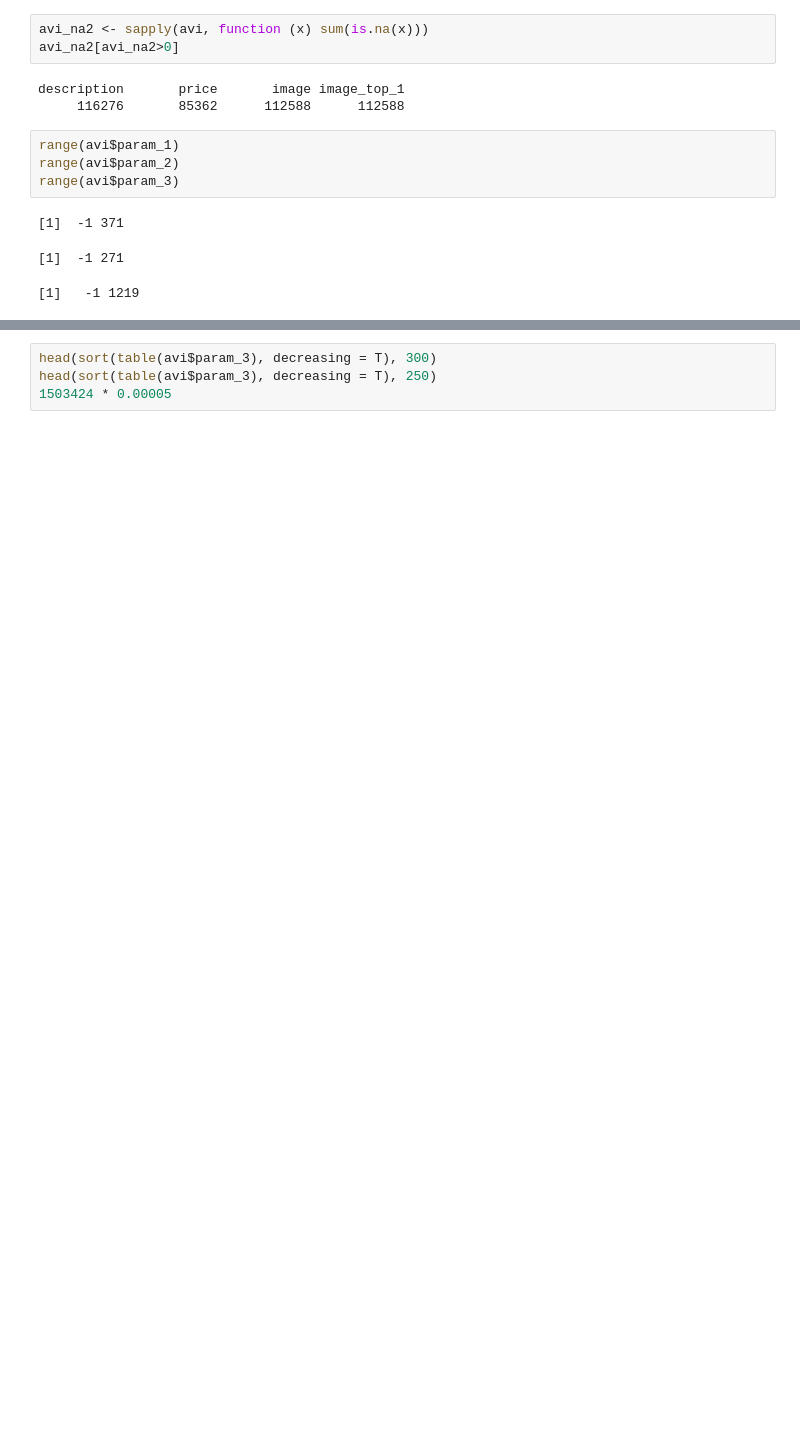
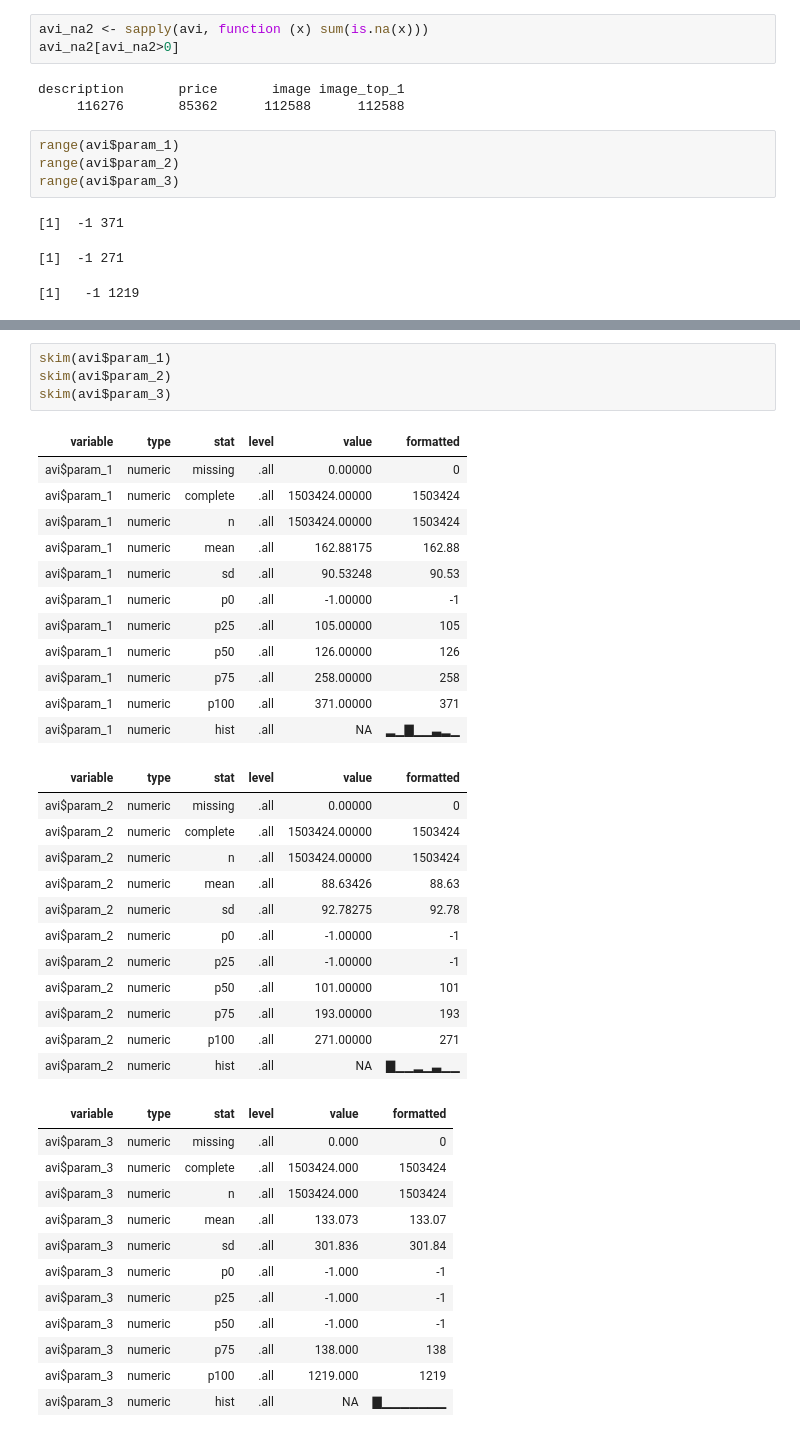
Before and after one commit to LegenDad/KaggleUXLog, a Jupyter notebook: Avito/Note/param.ipynb, the cells around one changed output, grey strips where cells are left out. Saved outputs shown, nothing was run; the diff lists cells and outputs as text; blank space fills up the shorter version.

```diff
--- a/Avito/Note/param.ipynb
+++ b/Avito/Note/param.ipynb
@@ -75,4 +74,41 @@ pie(table(avi$param_3))
-# %%
-head(sort(table(avi$param_3), decreasing = T), 300)
-head(sort(table(avi$param_3), decreasing = T), 250)
-1503424 * 0.00005
+# %%
+skim(avi$param_1)
+skim(avi$param_2)
+skim(avi$param_3)
+# %% [output]
+| variable | type | stat | level | value | formatted |
+| avi$param_1 | numeric | missing | .all | 0.00000 | 0 |
+| avi$param_1 | numeric | complete | .all | 1503424.00000 | 1503424 |
+| avi$param_1 | numeric | n | .all | 1503424.00000 | 1503424 |
+| avi$param_1 | numeric | mean | .all | 162.88175 | 162.88 |
+| avi$param_1 | numeric | sd | .all | 90.53248 | 90.53 |
+| avi$param_1 | numeric | p0 | .all | -1.00000 | -1 |
+| avi$param_1 | numeric | p25 | .all | 105.00000 | 105 |
+| avi$param_1 | numeric | p50 | .all | 126.00000 | 126 |
+| avi$param_1 | numeric | p75 | .all | 258.00000 | 258 |
+| avi$param_1 | numeric | p100 | .all | 371.00000 | 371 |
+| avi$param_1 | numeric | hist | .all | NA | ▂▁▇▁▁▃▂▁ |
+| variable | type | stat | level | value | formatted |
+| avi$param_2 | numeric | missing | .all | 0.00000 | 0 |
+| avi$param_2 | numeric | complete | .all | 1503424.00000 | 1503424 |
+| avi$param_2 | numeric | n | .all | 1503424.00000 | 1503424 |
+| avi$param_2 | numeric | mean | .all | 88.63426 | 88.63 |
+| avi$param_2 | numeric | sd | .all | 92.78275 | 92.78 |
+| avi$param_2 | numeric | p0 | .all | -1.00000 | -1 |
+| avi$param_2 | numeric | p25 | .all | -1.00000 | -1 |
+| avi$param_2 | numeric | p50 | .all | 101.00000 | 101 |
+| avi$param_2 | numeric | p75 | .all | 193.00000 | 193 |
+| avi$param_2 | numeric | p100 | .all | 271.00000 | 271 |
+| avi$param_2 | numeric | hist | .all | NA | ▇▁▁▂▁▃▁▁ |
+| variable | type | stat | level | value | formatted |
+| avi$param_3 | numeric | missing | .all | 0.000 | 0 |
+| avi$param_3 | numeric | complete | .all | 1503424.000 | 1503424 |
+| avi$param_3 | numeric | n | .all | 1503424.000 | 1503424 |
+| avi$param_3 | numeric | mean | .all | 133.073 | 133.07 |
+| avi$param_3 | numeric | sd | .all | 301.836 | 301.84 |
+| avi$param_3 | numeric | p0 | .all | -1.000 | -1 |
+| avi$param_3 | numeric | p25 | .all | -1.000 | -1 |
+| avi$param_3 | numeric | p50 | .all | -1.000 | -1 |
+| avi$param_3 | numeric | p75 | .all | 138.000 | 138 |
+| avi$param_3 | numeric | p100 | .all | 1219.000 | 1219 |
+| avi$param_3 | numeric | hist | .all | NA | ▇▁▁▁▁▁▁▁ |
```
Also changed, not shown: parts of 1 cell of this notebook, 1 other file.
